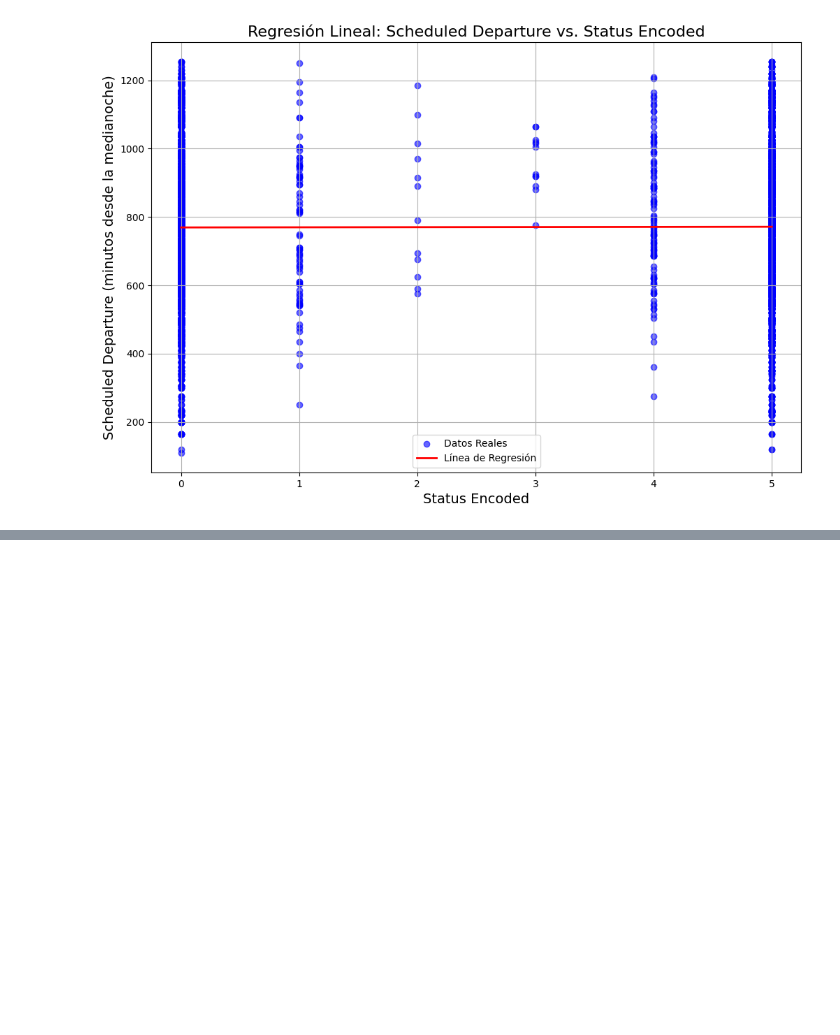
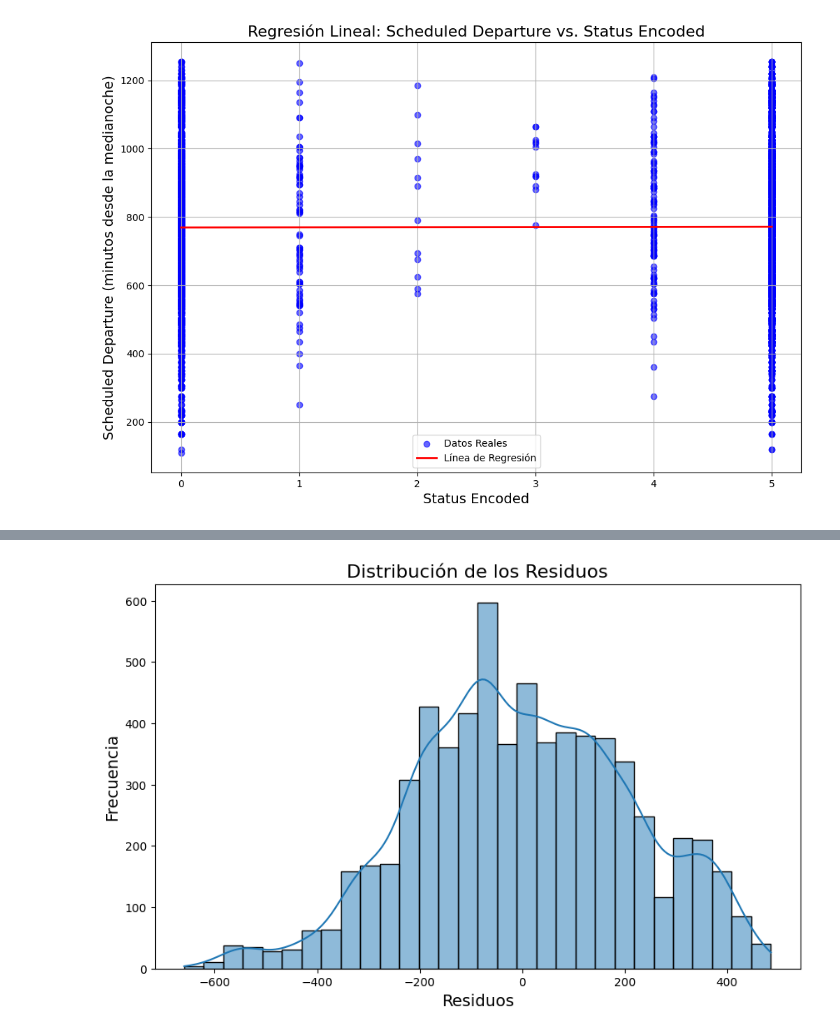
Before and after one commit to CarlosJDO30/Analisis-de-Ocupacion-de-Vuelos, a Jupyter notebook: ML/ML_flights.ipynb, the cells around one changed output, grey strips where cells are left out. Drawn from its saved outputs; the diff is of its cells as text; code cells hidden in the pictures; blank space fills up the shorter version.

```diff
--- a/ML/ML_flights.ipynb
+++ b/ML/ML_flights.ipynb
@@ -128,0 +213,22 @@ plt.show()
+# %%
+import matplotlib.pyplot as plt
+import seaborn as sns
+
+# Crear un DataFrame con los residuos
+residuals_df = pd.DataFrame({
+    'Residuals': residuals
+})
+
+# Crear el histograma de residuos
+fig, ax = plt.subplots(figsize=(10, 6))
+sns.histplot(residuals_df['Residuals'], bins=30, kde=True)
+
+# Configurar título y etiquetas
+plt.title('Distribución de los Residuos', fontsize=16)
+plt.xlabel('Residuos', fontsize=14)
+plt.ylabel('Frecuencia', fontsize=14)
+
+# Mostrar gráfico
+plt.show()
+# %% [output]
+[figure, added]
```
Also changed, not shown: parts of 3 cells of this notebook.
